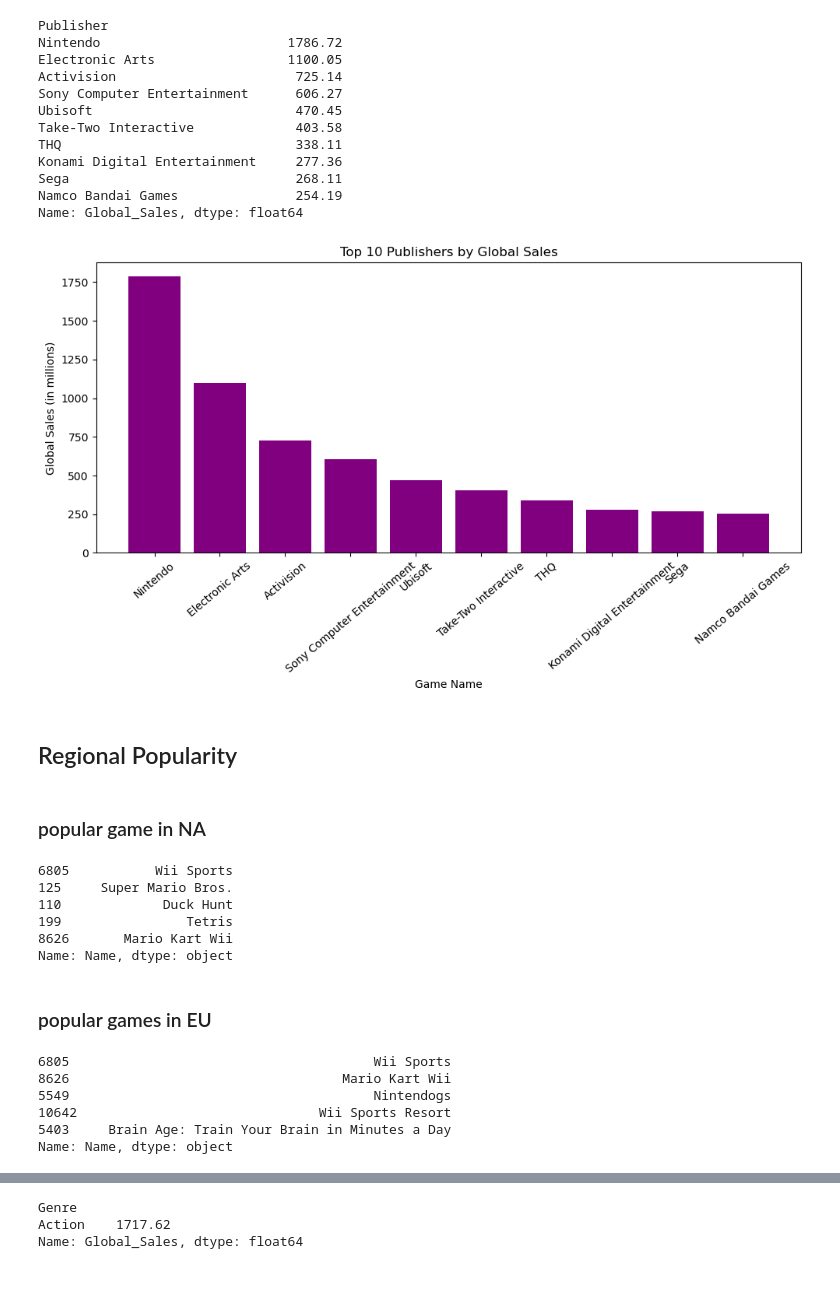
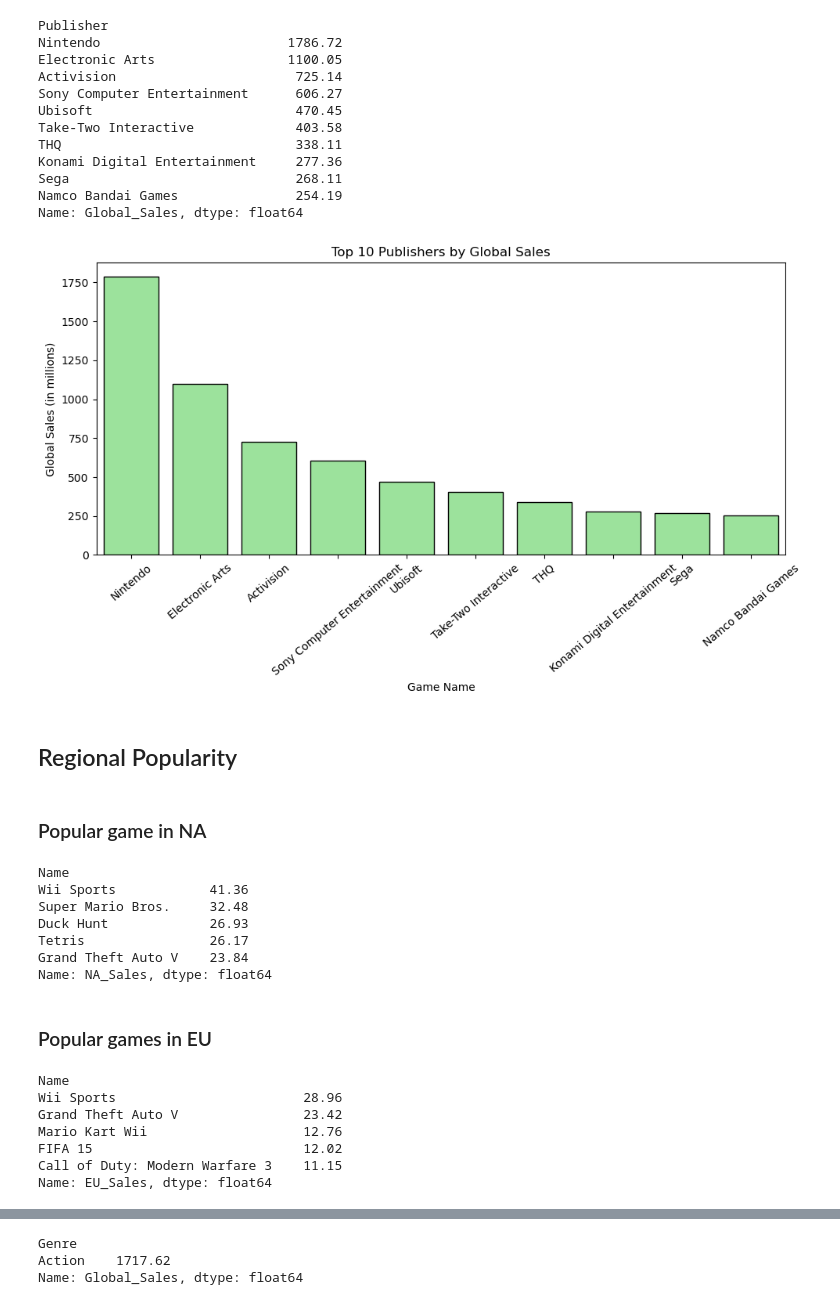
Before and after one commit to abdullahilyas3450/Video-Game-Sales---Trends-Analysis, a Jupyter notebook: video_games_sales.ipynb, the cells around one changed output, grey strips where cells are left out. Cells and saved outputs as stored; diff of their text form; code cells hidden in the pictures.

```diff
--- a/video_games_sales.ipynb
+++ b/video_games_sales.ipynb
@@ -79,3 +77 @@ dtype: int64
-# %%
-df.drop(columns=['Critic_Score','Critic_Count','User_Score','User_Count','Developer','Rating'], inplace = True)
 # %% [markdown]
@@ -222,38 +225,40 @@ Namco Bandai Games               254.19
 Name: Global_Sales, dtype: float64
 # %%
 plt.figure(figsize=(10,6))
-plt.bar(top10_publisher.index, top10_publisher.values, color='purple')
+sns.barplot(x=top10_publisher.index, y=top10_publisher.values, color = 'lightgreen', edgecolor='black')
 
 plt.xlabel('Game Name')
 plt.ylabel('Global Sales (in millions)')
 plt.title('Top 10 Publishers by Global Sales')
 plt.xticks(rotation=40)
 plt.tight_layout()
 plt.show()
 # %% [output]
-[figure, old version]
+[figure, new version]
 # %% [markdown]
 ## Regional Popularity
 # %% [markdown]
-### popular game in NA
+### Popular game in NA
 # %%
-df.sort_values(by=['NA_Sales'], ascending = False)['Name'].head()
+df.groupby(['Name'])['NA_Sales'].sum().sort_values(ascending = False).head()
 # %% [output]
-6805           Wii Sports
-125     Super Mario Bros.
-110             Duck Hunt
-199                Tetris
-8626       Mario Kart Wii
-Name: Name, dtype: object
+Name
+Wii Sports            41.36
+Super Mario Bros.     32.48
+Duck Hunt             26.93
+Tetris                26.17
+Grand Theft Auto V    23.84
+Name: NA_Sales, dtype: float64
 # %% [markdown]
-### popular games in EU
+### Popular games in EU
 # %%
-df.sort_values(by=['EU_Sales'], ascending = False)['Name'].head()
+df.groupby(['Name'])['EU_Sales'].sum().sort_values(ascending = False).head()
 # %% [output]
-6805                                       Wii Sports
-8626                                   Mario Kart Wii
-5549                                       Nintendogs
-10642                               Wii Sports Resort
-5403     Brain Age: Train Your Brain in Minutes a Day
-Name: Name, dtype: object
+Name
+Wii Sports                        28.96
+Grand Theft Auto V                23.42
+Mario Kart Wii                    12.76
+FIFA 15                           12.02
+Call of Duty: Modern Warfare 3    11.15
+Name: EU_Sales, dtype: float64
 # %% [markdown]
```
Also changed, not shown: parts of 46 cells of this notebook, 1 other file.
